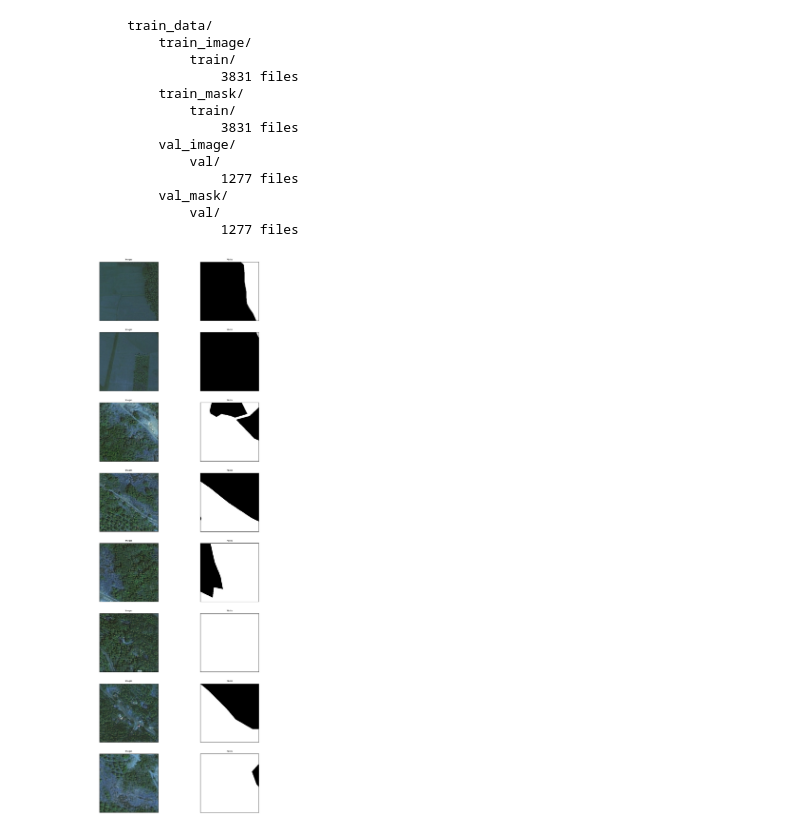
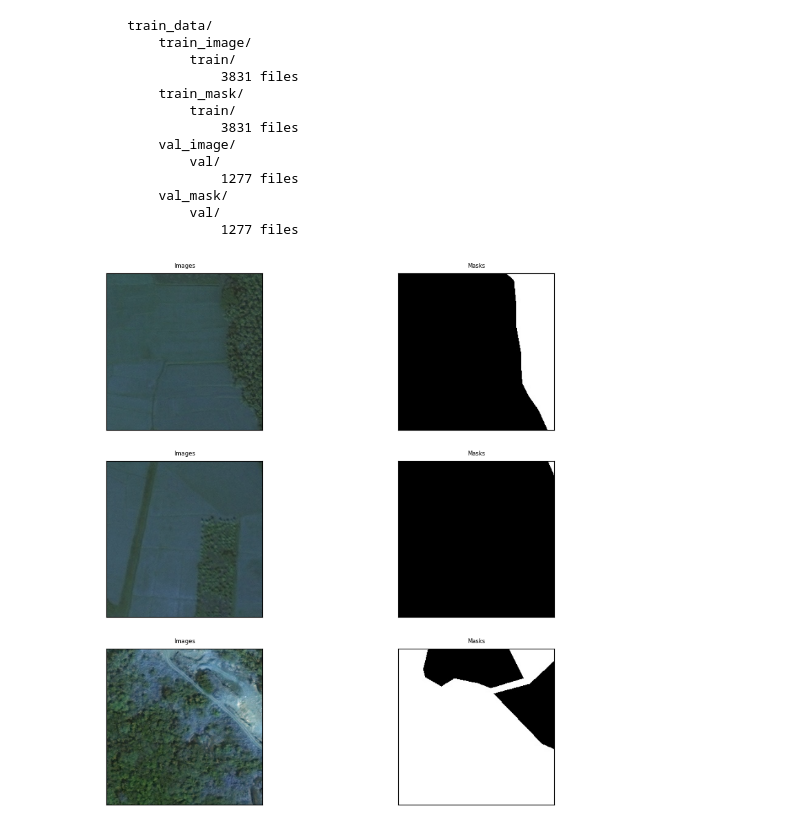
Before and after one commit to sasha-sem/forest-images-segmentation, a Jupyter notebook: Step1_Preprocess.ipynb, the cells around one changed output. Cells and saved outputs as stored; diff of their text form; code cells hidden in the pictures.

Commit message:
images fix

```diff
--- a/Step1_Preprocess.ipynb
+++ b/Step1_Preprocess.ipynb
@@ -38,33 +38,33 @@ for root, dirs, files in os.walk(r'.\dataset\Forest Segmented\train_data'):
 # %%
 import cv2
 from matplotlib import pyplot as plt
 import numpy as np
 
 images_path = r'.\dataset\Forest Segmented\train_data\train_image\train'
 masks_path = r'.\dataset\Forest Segmented\train_data\train_mask\train'
 
-images_num = 8
+images_num = 3
 images = sorted(os.listdir(images_path))[:images_num]
 masks = sorted(os.listdir(masks_path))[:images_num]
 fig, axis = plt.subplots(images_num, 2)
 fig.set_figwidth(10)
-fig.set_figheight(30)
+fig.set_figheight(10)
 
 
 for img_num in range(images_num):
 
     image = cv2.imread(os.path.join(images_path, images[img_num]))
     axis[img_num][0].imshow(image)
     axis[img_num][0].set_title('Images', fontsize = 6)
     axis[img_num][0].axes.xaxis.set_visible(False)
     axis[img_num][0].axes.yaxis.set_visible(False)
 
     mask = cv2.imread(os.path.join(masks_path, masks[img_num]))
     axis[img_num][1].imshow(mask)
     axis[img_num][1].set_title("Masks", fontsize = 6)
     axis[img_num][1].axes.xaxis.set_visible(False)
     axis[img_num][1].axes.yaxis.set_visible(False)
 
 plt.show()
 # %% [output]
-[figure, old version]
+[figure, new version]
```
Also changed, not shown: parts of 3 cells of this notebook, 2 other files.
